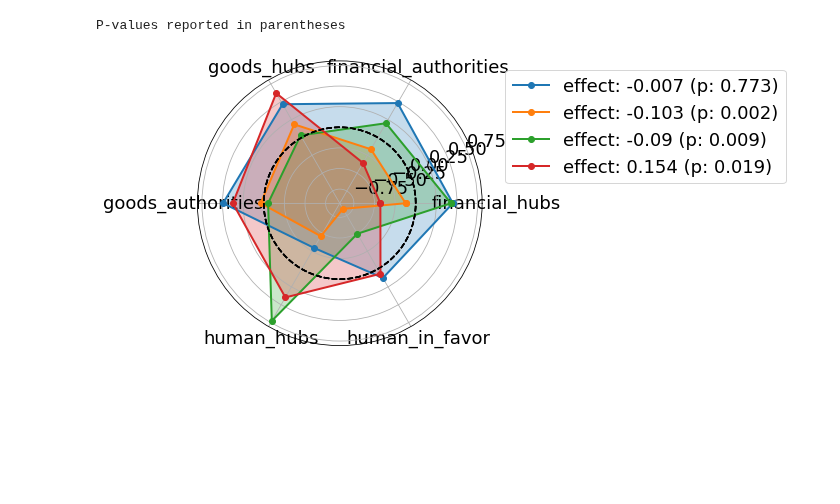
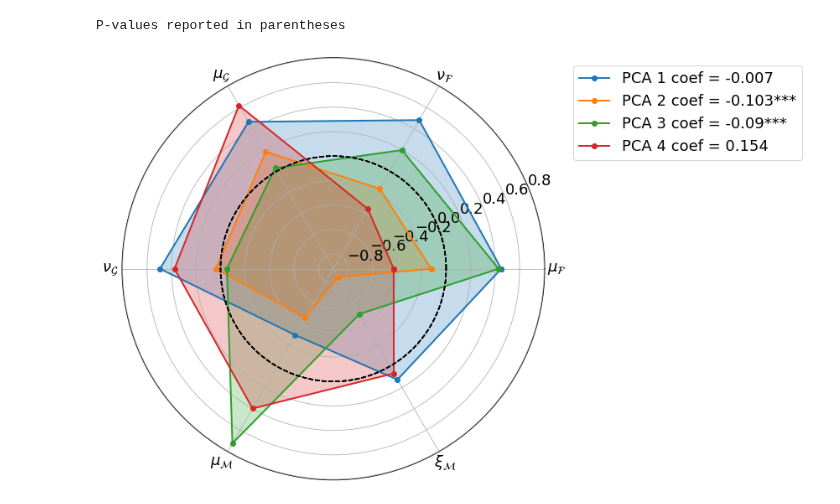
Before and after one commit to jaimeoliver1/social_capital_in_trade_networks, a Jupyter notebook: notebooks/01_01_linear_models_social_capital.ipynb, the cells around one changed output. Cells and saved outputs as stored; diff of their text form; code cells hidden in the pictures; blank space fills up the shorter version.

```diff
--- a/notebooks/01_01_linear_models_social_capital.ipynb
+++ b/notebooks/01_01_linear_models_social_capital.ipynb
@@ -31,6 +31,15 @@ import matplotlib.pyplot as plt
 
 plt.rcParams.update({'font.size': 22})
 plt.rcParams['savefig.facecolor']='white'
+
+label_dict = {'financial_hubs': r'$\mu_\mathcal{F}$',
+             'financial_authorities': r'$\nu_\mathcal{F}$',
+             'goods_hubs': r'$\mu_\mathcal{G}$',
+             'goods_authorities': r'$\nu_\mathcal{G}$',
+             'human_hubs': r'$\mu_\mathcal{M}$',
+             'human_in_favor':r'$\xi_\mathcal{M}$',
+             'log_GFCF':r'$\alpha$',
+             'log_wkn_population':r'$\beta$',}
 # %%
 reduced_terms_list, df_model = data_loader(output_filepath)
 # %%
@@ -431,35 +440,53 @@ P-values reported in parentheses
 # %%
 df_radar = pd.DataFrame(pipe['reduce_dims'].components_, columns = reduced_terms_list)
 df_radar.loc[:,'coefs'] = pd.Series(extended_model_re_hac.params[[f'pca_{i}' for i in range(n)]].values)
 df_radar['pvalues'] = pd.Series(extended_model_re_hac.pvalues[[f'pca_{i}' for i in range(n)]].values)
+df_radar.rename(columns = label_dict, inplace=True)
 
-labels = reduced_terms_list.copy()
+labels =['$\\mu_\\mathcal{F}$',
+         '$\\nu_\\mathcal{F}$',
+         '$\\mu_\\mathcal{G}$',
+         '$\\nu_\\mathcal{G}$',
+         '$\\mu_\\mathcal{M}$',
+         '$\\xi_\\mathcal{M}$',]
+
 stats_vector = pipe['reduce_dims'].components_[0]
 
-angles=np.linspace(0, 2*np.pi, len(reduced_terms_list), endpoint=False)
+angles=np.linspace(0, 2*np.pi, len(labels), endpoint=False)
 circle_angles = np.linspace(0, 2*np.pi, 1000, endpoint=True)
 
-fig=plt.figure(figsize = (10,10))
+fig=plt.figure(figsize = (12,12))
 ax = fig.add_subplot(111, polar=True)
 
+def convert_pvalue_stars(p):
+    if 0.05>p>0.1:
+        return "*"
+    elif 0.01>p>0.05:
+        return "**"
+    elif p<=0.01:
+        return "***"
+    else:
+        return ""
+
 for i in range(n):
-    stats_vector = df_radar.loc[i,reduced_terms_list]
+    stats_vector = df_radar.loc[i,labels]
     c = round(df_radar.loc[i,'coefs'], 3)
     p =  round(df_radar.loc[i,'pvalues'], 3)
     ax.plot(np.concatenate((angles,[angles[0]])), np.concatenate((stats_vector,[stats_vector[0]])),
             'o-',
             linewidth=2,
-            label = f'effect: {c} (p: {p})'
+            label = f'''PCA {i+1} coef = {c}{convert_pvalue_stars(p)}'''
     )
     ax.fill(angles, stats_vector, alpha=0.25)
     ax.plot(circle_angles, np.zeros_like(circle_angles), 'k--')
+
 plt.legend(bbox_to_anchor=(1.05, 1), loc='upper left')
 ax.set_thetagrids(angles * 180/np.pi, labels)
 ax.grid(True)
 
 plt.tight_layout()
 save_to = os.path.join(Path(os.getcwd()).parent.resolve(), 'reports', 'figures', f'pca_results.png')
 plt.savefig(save_to, transparent=False)
 plt.show()
 # %% [output]
-[figure, old version]
+[figure, new version]
```
Also changed, not shown: parts of 1 cell of this notebook, 7 other files.
